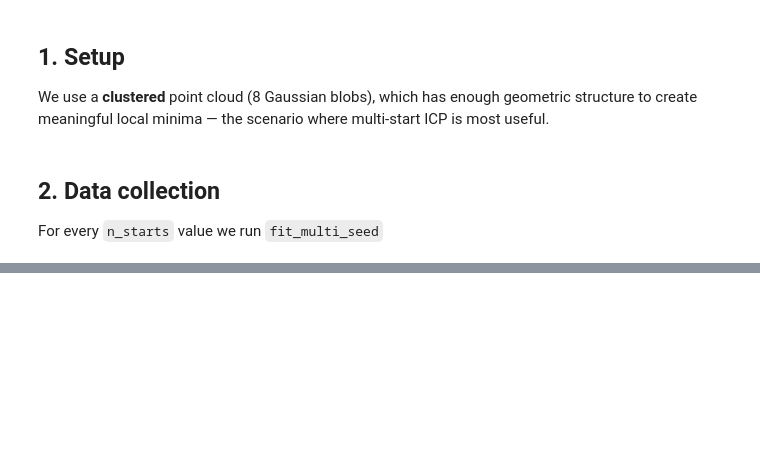
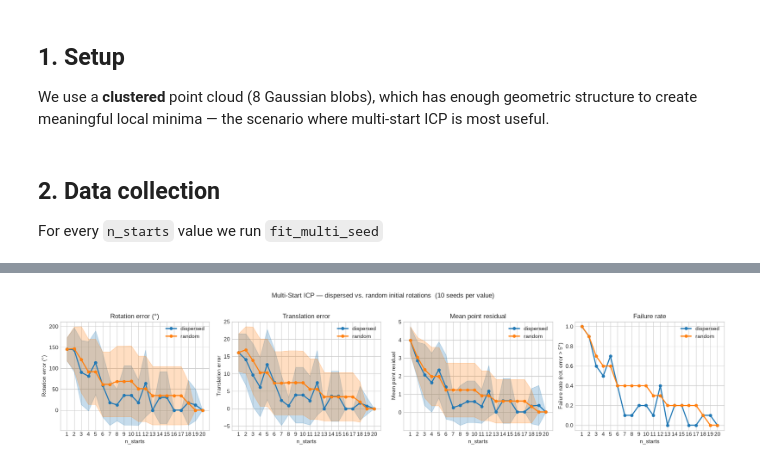
Before and after one commit to AdrianDegenkolb/TransformationRecovery, a Jupyter notebook: notebooks/6_multi_start_icp.ipynb, the cells around one changed output, grey strips where cells are left out. Drawn from its saved outputs; the diff is of its cells as text; code cells hidden in the pictures; blank space fills up the shorter version.

```diff
--- a/notebooks/6_multi_start_icp.ipynb
+++ b/notebooks/6_multi_start_icp.ipynb
@@ -74,0 +107,3 @@ plt.show()
+# %%
+results_dispersed = results  # already computed in section 2 with the default (dispersed) sampler
+results_random = run_sweep(sample_uniform_rotations)
@@ -74,0 +138,34 @@ plt.show()
+# %%
+fig, axes = plt.subplots(1, 4, figsize=(18, 4))
+
+METRIC_LABELS = ['Rotation error (°)', 'Translation error', 'Mean point residual']
+ErrorMetricsVisualizer.plot_parameter_sweep(
+    axes[:3], x=N_STARTS_RANGE,
+    data_per_metric=[rot_errors_dispersed, t_errors_dispersed, residuals_dispersed],
+    y_labels=METRIC_LABELS, x_label='n_starts',
+    colors=['tab:blue'] * 3, label='dispersed',
+)
+ErrorMetricsVisualizer.plot_parameter_sweep(
+    axes[:3], x=N_STARTS_RANGE,
+    data_per_metric=[rot_errors_random, t_errors_random, residuals_random],
+    y_labels=METRIC_LABELS, x_label='n_starts',
+    colors=['tab:orange'] * 3, label='random',
+)
+
+axes[3].plot(N_STARTS_RANGE, failure_dispersed, marker='o', ms=5, color='tab:blue', linewidth=2, label='dispersed')
+axes[3].plot(N_STARTS_RANGE, failure_random, marker='o', ms=5, color='tab:orange', linewidth=2, label='random')
+axes[3].set_xlabel('n_starts')
+axes[3].set_ylabel(f'Failure rate (rot. error > {FAILURE_ROTATION_THRESHOLD_DEG:.0f}°)')
+axes[3].set_title('Failure rate')
+axes[3].set_xticks(N_STARTS_RANGE)
+axes[3].legend()
+
+plt.suptitle(
+    f'Multi-Start ICP — dispersed vs. random initial rotations  ({N_SEEDS} seeds per value)',
+    y=1.02
+)
+plt.tight_layout()
+plt.savefig('../results/6_multi_start_icp_dispersed_vs_random.png', dpi=150, bbox_inches='tight')
+plt.show()
+# %% [output]
+[figure, added]
```
Also changed, not shown: parts of 8 cells of this notebook, 7 other files.
